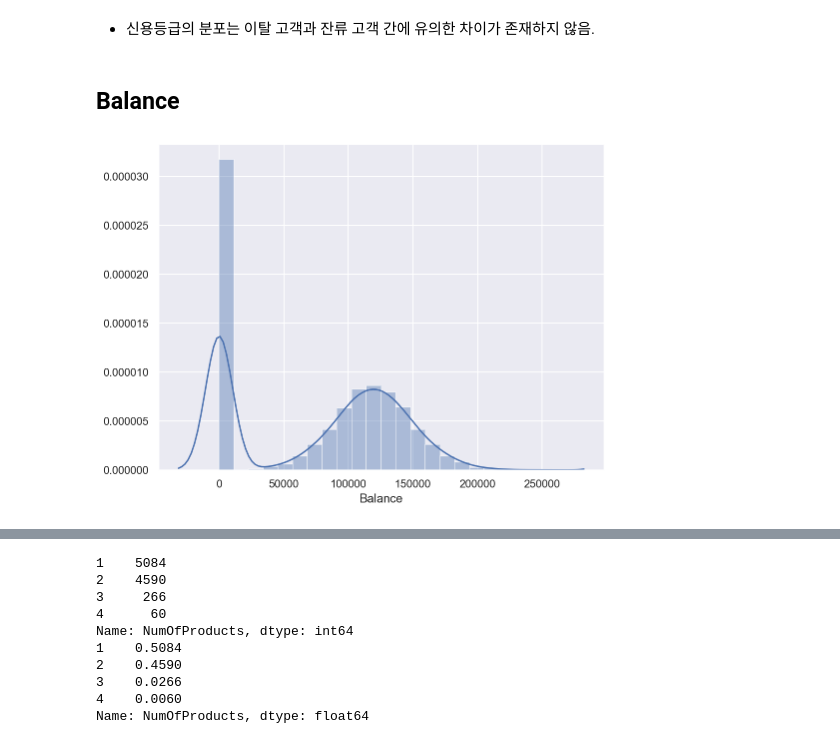
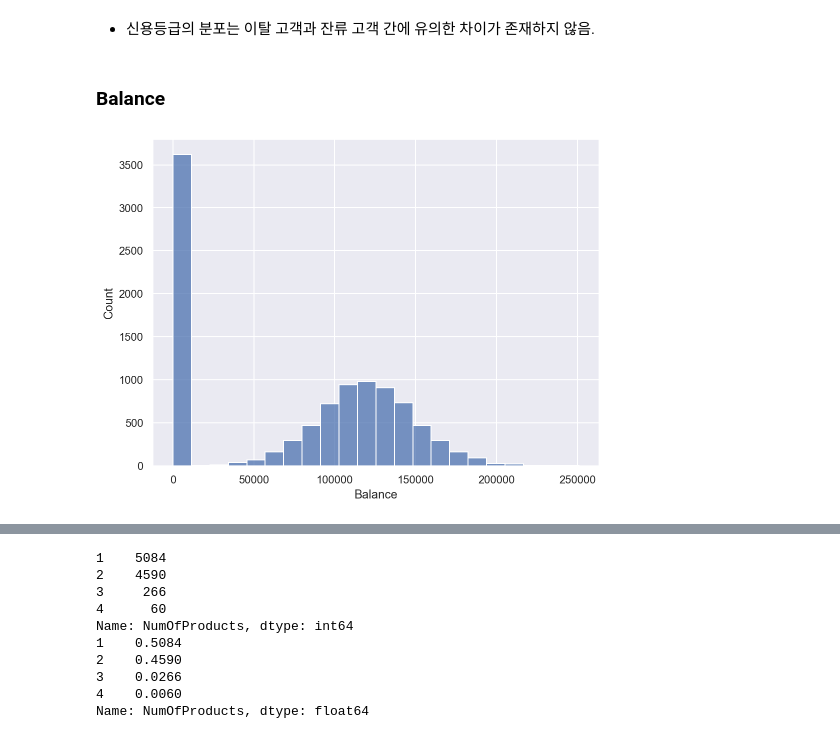
Before and after one commit to StillWork/lg1017, a Jupyter notebook: f_54_BankChurnAnalysis.ipynb, the cells around one changed output, grey strips where cells are left out. Saved outputs shown, nothing was run; the diff lists cells and outputs as text; code cells hidden in the pictures.

```diff
--- a/f_54_BankChurnAnalysis.ipynb
+++ b/f_54_BankChurnAnalysis.ipynb
@@ -132,9 +132,9 @@ sns.boxplot(y='CreditScore',x = 'Exited', hue = 'Exited',data = data)
 # %% [markdown]
 - 신용등급의 분포는 이탈 고객과 잔류 고객 간에 유의한 차이가 존재하지 않음.
 # %% [markdown]
-## Balance
+### Balance
 # %%
 plt.figure(figsize=(8, 6))
-sns.distplot(data.Balance);
+sns.histplot(data.Balance);
 # %% [output]
-[figure, old version]
+[figure, new version]
```
Also changed, not shown: parts of 119 cells of this notebook, 4 other files.
